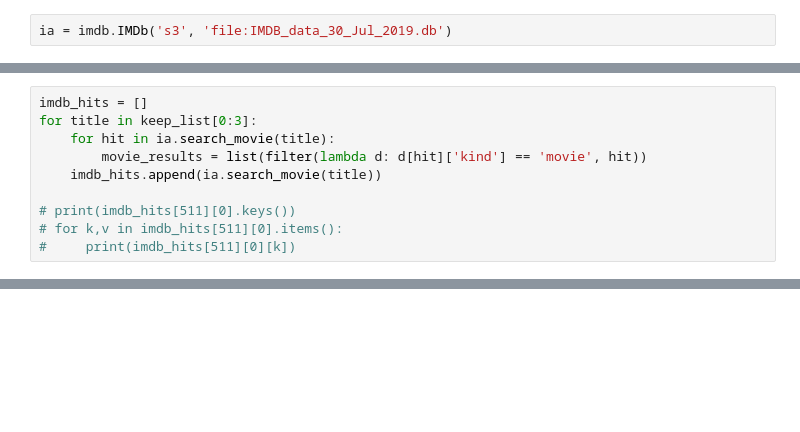
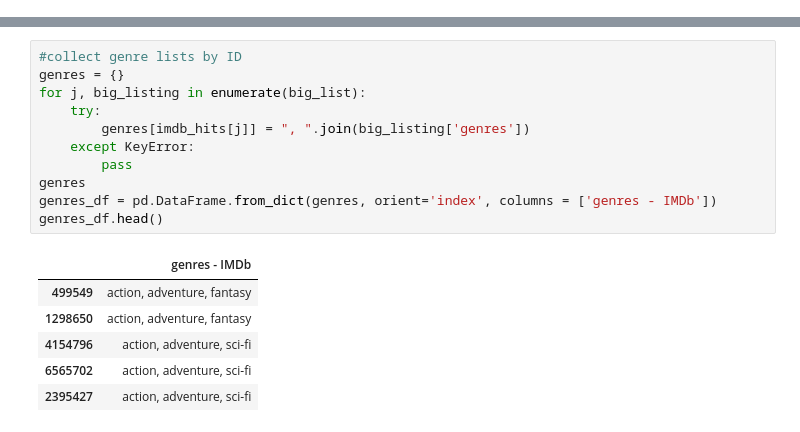
Before and after one commit to CristinaTRico/Mod1Project, a Jupyter notebook: CLE_scratch.ipynb, the cells around one changed output, grey strips where cells are left out. Saved outputs shown, nothing was run; the diff lists cells and outputs as text; blank space fills up the shorter version.

```diff
--- a/CLE_scratch.ipynb
+++ b/CLE_scratch.ipynb
@@ -51,2 +19,0 @@ C:\ProgramData\Anaconda3
-# %%
-ia = imdb.IMDb('s3', 'file:IMDB_data_30_Jul_2019.db')
@@ -129,10 +19,0 @@ keep_list
-# %%
-imdb_hits = []
-for title in keep_list[0:3]:
-    for hit in ia.search_movie(title):
-        movie_results = list(filter(lambda d: d[hit]['kind'] == 'movie', hit))
-    imdb_hits.append(ia.search_movie(title))
-
-# print(imdb_hits[511][0].keys())
-# for k,v in imdb_hits[511][0].items():
-#     print(imdb_hits[511][0][k])
@@ -158,0 +167,18 @@ Hobbit: The Desolation of Smaug, The (None)
+# %%
+#collect genre lists by ID
+genres = {}
+for j, big_listing in enumerate(big_list):
+    try:
+        genres[imdb_hits[j]] = ", ".join(big_listing['genres'])
+    except KeyError:
+        pass
+genres
+genres_df = pd.DataFrame.from_dict(genres, orient='index', columns = ['genres - IMDb'])
+genres_df.head()
+# %% [output]
+|  | genres - IMDb |
+| 499549 | action, adventure, fantasy |
+| 1298650 | action, adventure, fantasy |
+| 4154796 | action, adventure, sci-fi |
+| 6565702 | action, adventure, sci-fi |
+| 2395427 | action, adventure, sci-fi |
```
Also changed, not shown: parts of 23 cells of this notebook, 3 other files.
